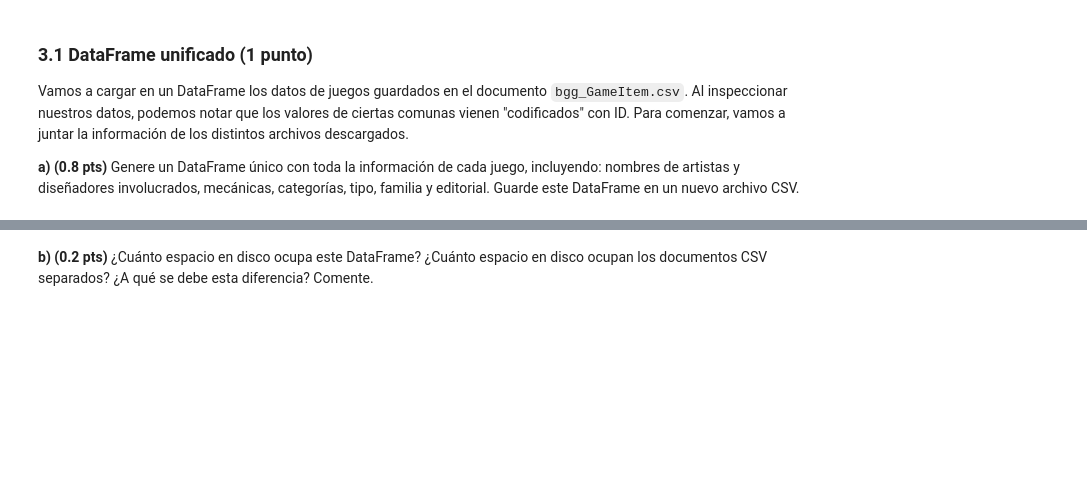
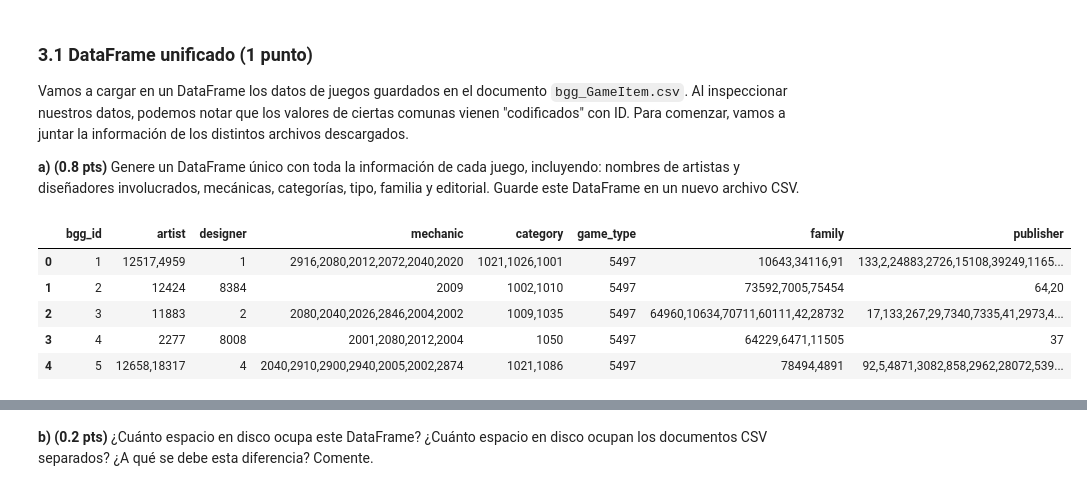
Before and after one commit to LmChicao/IMT2200-Lucas-Chicao, a Jupyter notebook: Tareas/Tarea 1/IMT2200-25s2 - Tarea 01.ipynb, the cells around one changed output, grey strips where cells are left out. Drawn from its saved outputs; the diff is of its cells as text; code cells hidden in the pictures; blank space fills up the shorter version.

```diff
--- a/Tareas/Tarea 1/IMT2200-25s2 - Tarea 01.ipynb
+++ b/Tareas/Tarea 1/IMT2200-25s2 - Tarea 01.ipynb
@@ -169,3 +169,35 @@ Vamos a cargar en un DataFrame los datos de juegos guardados en el documento `bg
 # tipo    - game_type
 # familia - family
 # editorial. - publisher
+# %%
+df = pd.read_csv("bgg_GameItem.csv")
+person_csv = pd.read_csv("bgg_Person.csv") #artist y designer
+#designer_csv = pd.read_csv("bgg_")
+mechanic_csv = pd.read_csv("bgg_Mechanic.csv")
+category_csv = pd.read_csv("bgg_Category.csv")
+gametype_csv = pd.read_csv("bgg_GameType.csv")
+family_csv = pd.read_csv("bgg_GameFamily.csv")
+publisher_csv = pd.read_csv("bgg_Publisher.csv")
+
+
+lista_atributos = ["bgg_id","artist", "designer", "mechanic", "category", "game_type", "family", "publisher"]
+
+df_filtrao = df[lista_atributos]
+
+
+artistas_id = df_filtrao["artist"]
+designer_id = df_filtrao["designer"]
+mechanic_id = df_filtrao["mechanic"]
+category_id = df_filtrao["category"]
+game_type_id = df_filtrao["game_type"]
+family_id = df_filtrao["family"]
+publisher_id = df_filtrao["publisher"]
+
+df_filtrao.head()
+# %% [output]
+|  | bgg_id | artist | designer | mechanic | category | game_type | family | publisher |
+| 0 | 1 | 12517,4959 | 1 | 2916,2080,2012,2072,2040,2020 | 1021,1026,1001 | 5497 | 10643,34116,91 | 133,2,24883,2726,15108,39249,1165... |
+| 1 | 2 | 12424 | 8384 | 2009 | 1002,1010 | 5497 | 73592,7005,75454 | 64,20 |
+| 2 | 3 | 11883 | 2 | 2080,2040,2026,2846,2004,2002 | 1009,1035 | 5497 | 64960,10634,70711,60111,42,28732 | 17,133,267,29,7340,7335,41,2973,4... |
+| 3 | 4 | 2277 | 8008 | 2001,2080,2012,2004 | 1050 | 5497 | 64229,6471,11505 | 37 |
+| 4 | 5 | 12658,18317 | 4 | 2040,2910,2900,2940,2005,2002,2874 | 1021,1086 | 5497 | 78494,4891 | 92,5,4871,3082,858,2962,28072,539... |
```
Also changed, not shown: parts of 6 cells of this notebook.
